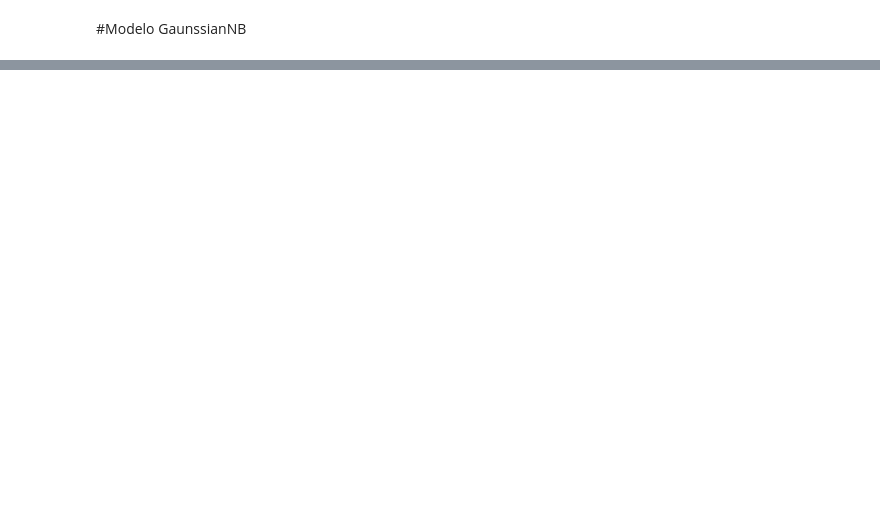
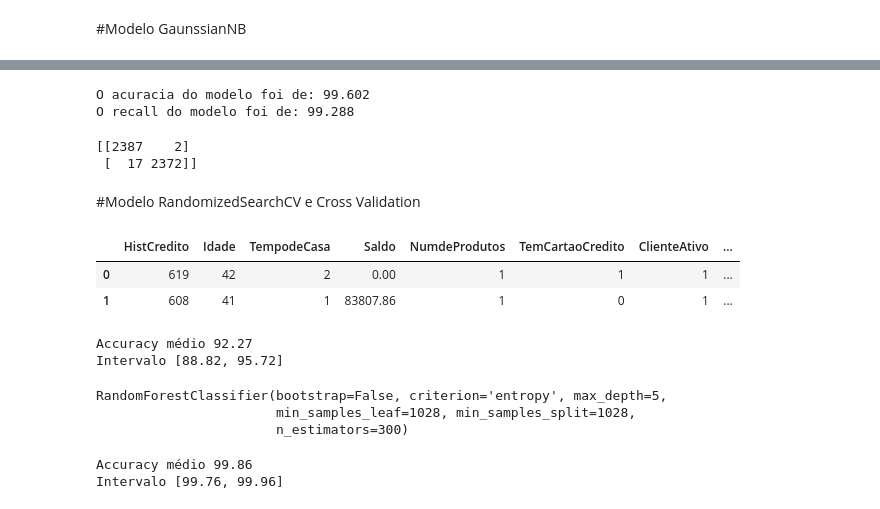
Before and after one commit to nicollasF/ChurndeClientesBanco, a Jupyter notebook: ChurnClientesBanco.ipynb, the cells around one changed output, grey strips where cells are left out. Cells and saved outputs as stored; diff of their text form; code cells hidden in the pictures; blank space fills up the shorter version.

```diff
--- a/ChurnClientesBanco.ipynb
+++ b/ChurnClientesBanco.ipynb
@@ -349,0 +294,30 @@ modelo.predict(X_entrada)[0]
+# %%
+from sklearn.metrics import accuracy_score, recall_score
+
+acuracia  = accuracy_score(y_test3,y_predict3).round(5) * 100
+print('O acuracia do modelo foi de: {}'.format(acuracia))
+
+recall  = recall_score(y_test3,y_predict3).round(5) * 100
+print('O recall do modelo foi de: {}'.format(recall))
+# %% [output]
+O acuracia do modelo foi de: 99.602
+O recall do modelo foi de: 99.288
+# %%
+from sklearn.metrics import confusion_matrix, ConfusionMatrixDisplay
+
+confusion_matrix=confusion_matrix(y_test3,y_predict3)
+print(confusion_matrix)
+# %% [output]
+[[2387    2]
+ [  17 2372]]
+# %% [markdown]
+#Modelo RandomizedSearchCV e Cross Validation
+# %%
+dados_analise_2 = dados.drop(columns = ['IdCliente','Sobrenome','Localidade','Genero'])
+#dados_analise_2 = dados.drop(columns = ['IdCliente','Sobrenome','Localidade','Genero','TipodeCartao'])
+dados_analise_2 = pd.get_dummies(data=dados_analise_2,columns=['TipodeCartao'])
+dados_analise_2.head(2)
+# %% [output]
+|  | HistCredito | Idade | TempodeCasa | Saldo | NumdeProdutos | TemCartaoCredito | ClienteAtivo | ... |
+| 0 | 619 | 42 | 2 | 0.00 | 1 | 1 | 1 | ... |
+| 1 | 608 | 41 | 1 | 83807.86 | 1 | 0 | 1 | ... |
@@ -349,0 +354,14 @@ modelo.predict(X_entrada)[0]
+# %%
+media = scores.mean() * 100
+desvio = scores.std() * 100
+print("Accuracy médio %.2f" % media)
+print("Intervalo [%.2f, %.2f]" % (media - 2 * desvio, media + 2 * desvio))
+# %% [output]
+Accuracy médio 92.27
+Intervalo [88.82, 95.72]
+# %%
+modelo_RSC.best_estimator_
+# %% [output]
+RandomForestClassifier(bootstrap=False, criterion='entropy', max_depth=5,
+                       min_samples_leaf=1028, min_samples_split=1028,
+                       n_estimators=300)
@@ -349,0 +381,8 @@ modelo.predict(X_entrada)[0]
+# %%
+media = scores.mean() * 100
+desvio = scores.std() * 100
+print("Accuracy médio %.2f" % media)
+print("Intervalo [%.2f, %.2f]" % (media - 2 * desvio, media + 2 * desvio))
+# %% [output]
+Accuracy médio 99.86
+Intervalo [99.76, 99.96]
```
Also changed, not shown: parts of 40 cells of this notebook.
